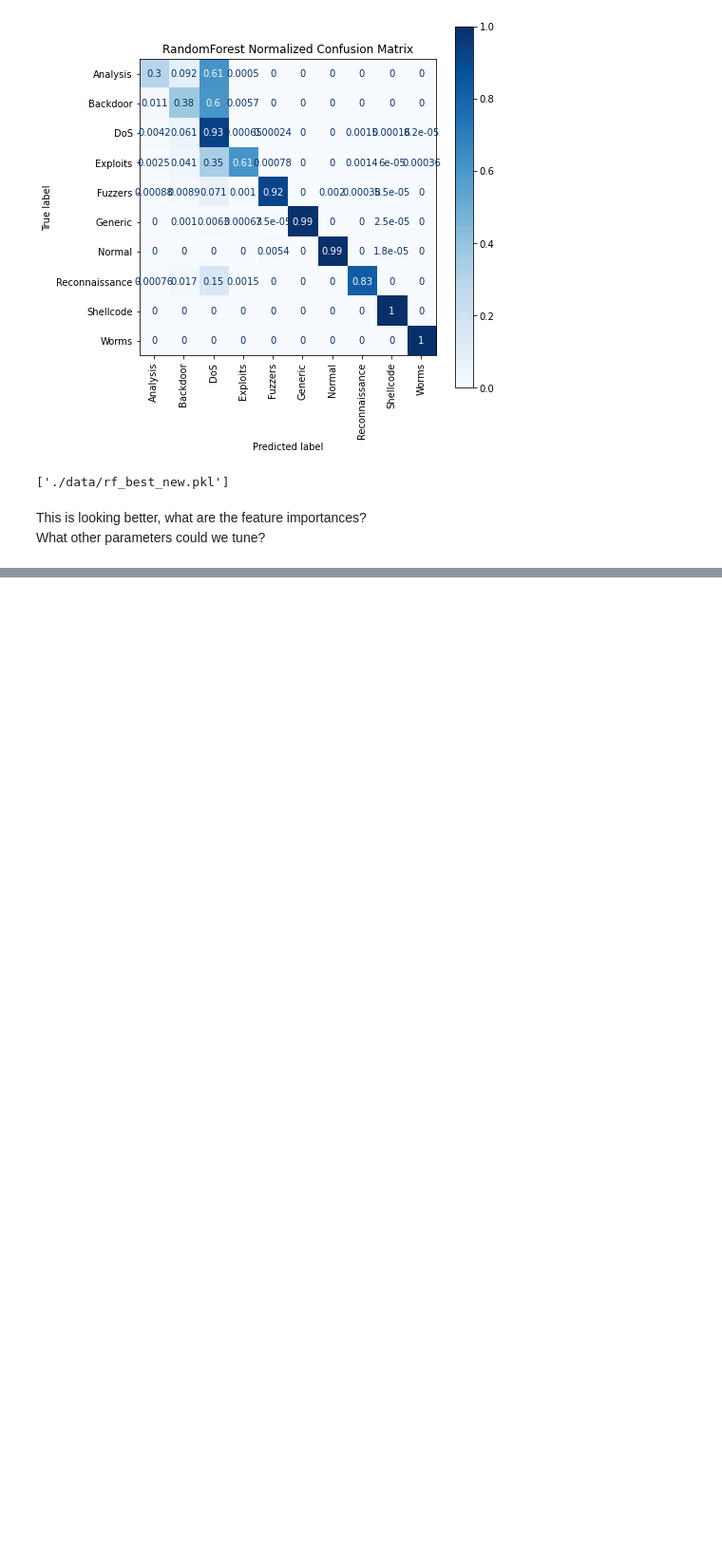
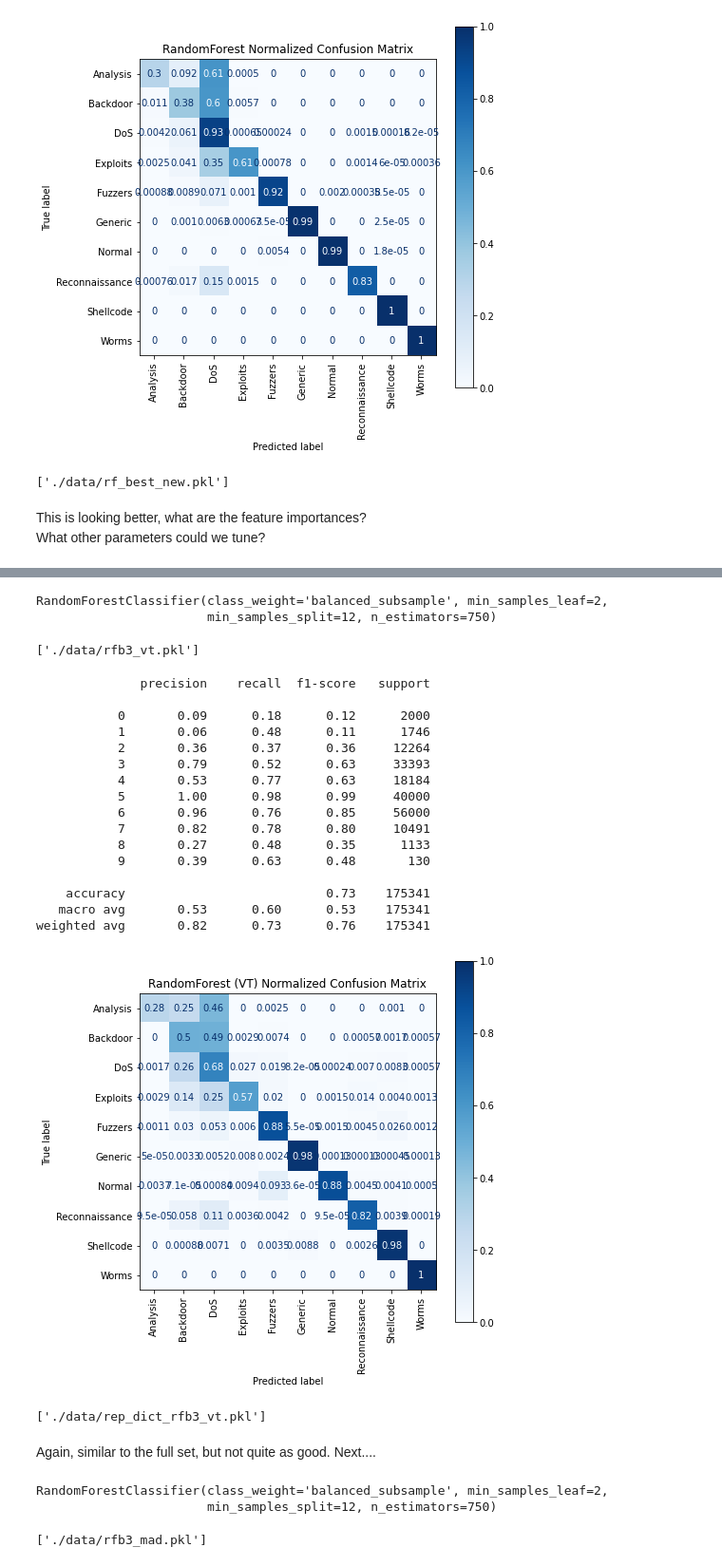
Before and after one commit to pvan1/DATA-606-Capstone, a Jupyter notebook: capstone-phase2-randforest.ipynb, the cells around one changed output, grey strips where cells are left out. Shown: that part at 95% size. Saved outputs shown, nothing was run; the diff lists cells and outputs as text; code cells hidden in the pictures; blank space fills up the shorter version.

```diff
--- a/capstone-phase2-randforest.ipynb
+++ b/capstone-phase2-randforest.ipynb
@@ -284,0 +474,55 @@ What other parameters could we tune?
+# %%
+rfb3_vt = RandomForestClassifier(n_estimators=750, max_leaf_nodes=None, class_weight='balanced_subsample',
+                       criterion='gini', min_samples_leaf=2, min_samples_split=12)
+rfb3_vt.fit(X=train_std_vt, y=y_train)
+# %% [output]
+RandomForestClassifier(class_weight='balanced_subsample', min_samples_leaf=2,
+                       min_samples_split=12, n_estimators=750)
+# %%
+joblib.dump(rfb3_vt, './data/rfb3_vt.pkl')
+# %% [output]
+['./data/rfb3_vt.pkl']
+# %%
+# save the test set for final models
+y_pred_rfb3_vt = cross_val_predict(rfb3_vt, train_std_vt, y_train, cv=3, n_jobs=-1)
+# %%
+conf_mat_rfb3_vt, class_rep_rfb3_vt, rep_dict_rfb3_vt, acc_rfb3_vt = gen_metrics(y_train, y_pred_rfb3_vt)
+print(class_rep_rfb3_vt)
+plt_norm_confmat(rfb3_vt, train_std_vt, y_train, 'RandomForest (VT) Normalized Confusion Matrix',
+                 fname='rfb3_vt_conf_mat', labels=class_names)
+plt.show()
+# %% [output]
+              precision    recall  f1-score   support
+
+           0       0.09      0.18      0.12      2000
+           1       0.06      0.48      0.11      1746
+           2       0.36      0.37      0.36     12264
+           3       0.79      0.52      0.63     33393
+           4       0.53      0.77      0.63     18184
+           5       1.00      0.98      0.99     40000
+           6       0.96      0.76      0.85     56000
+           7       0.82      0.78      0.80     10491
+           8       0.27      0.48      0.35      1133
+           9       0.39      0.63      0.48       130
+
+    accuracy                           0.73    175341
+   macro avg       0.53      0.60      0.53    175341
+weighted avg       0.82      0.73      0.76    175341
+[figure, added]
+# %%
+joblib.dump(rep_dict_rfb3_vt, './data/rep_dict_rfb3_vt.pkl')
+# %% [output]
+['./data/rep_dict_rfb3_vt.pkl']
+# %% [markdown]
+Again, similar to the full set, but not quite as good.  Next....
+# %%
+rfb3_mad = RandomForestClassifier(n_estimators=750, max_leaf_nodes=None, class_weight='balanced_subsample',
+                       criterion='gini', min_samples_leaf=2, min_samples_split=12)
+rfb3_mad.fit(X=train_std_mad, y=y_train)
+# %% [output]
+RandomForestClassifier(class_weight='balanced_subsample', min_samples_leaf=2,
+                       min_samples_split=12, n_estimators=750)
+# %%
+joblib.dump(rfb3_mad, './data/rfb3_mad.pkl')
+# %% [output]
+['./data/rfb3_mad.pkl']
```
Also changed, not shown: parts of 56 cells of this notebook.
